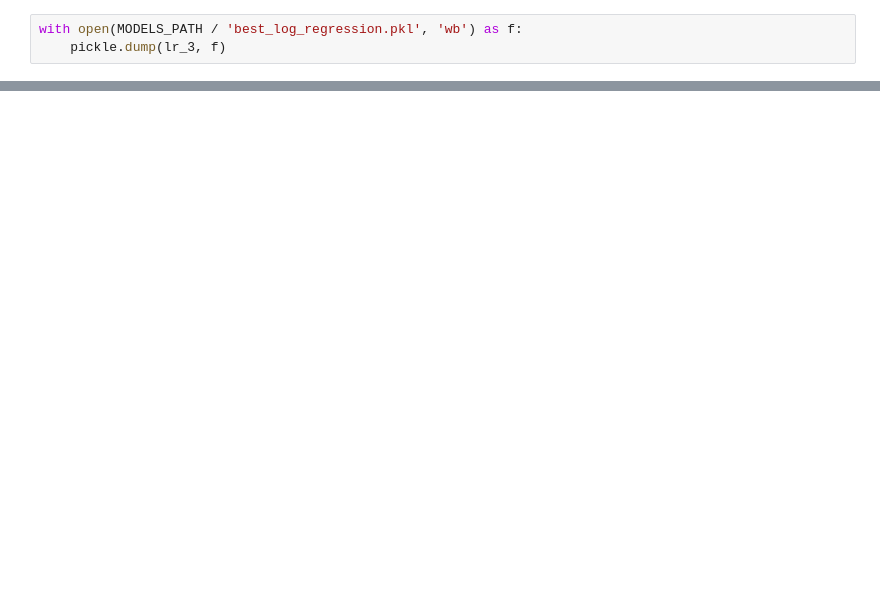
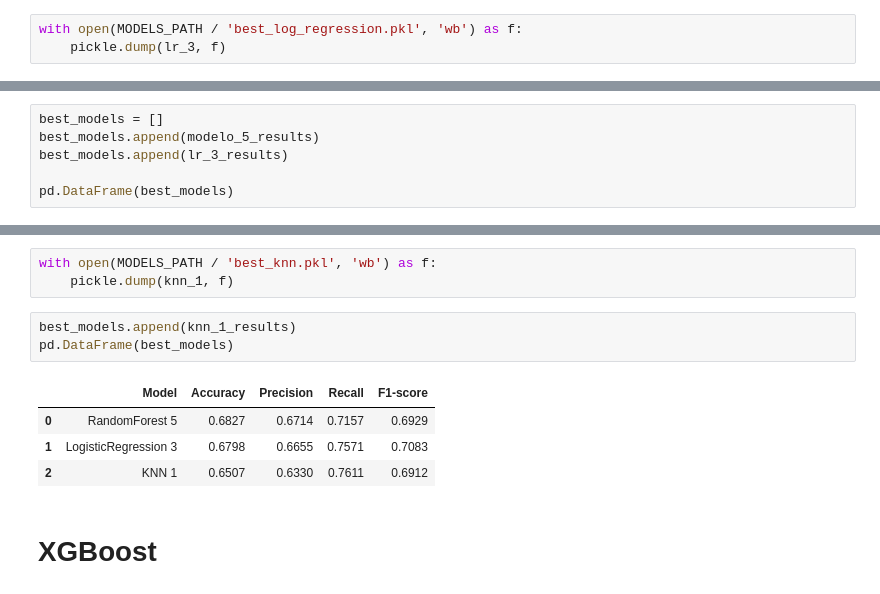
Before and after one commit to ignaciomajo/proyecto_TelecomX_ML, a Jupyter notebook: proyecto_telecomX_parte_2.ipynb, the cells around one changed output, grey strips where cells are left out. Drawn from its saved outputs; the diff is of its cells as text; blank space fills up the shorter version.

```diff
--- a/proyecto_telecomX_parte_2.ipynb
+++ b/proyecto_telecomX_parte_2.ipynb
@@ -1466,0 +1483,6 @@ KNN
+# %%
+best_models = []
+best_models.append(modelo_5_results)
+best_models.append(lr_3_results)
+
+pd.DataFrame(best_models)
@@ -1466,0 +1615,13 @@ KNN
+# %%
+with open(MODELS_PATH / 'best_knn.pkl', 'wb') as f:
+    pickle.dump(knn_1, f)
+# %%
+best_models.append(knn_1_results)
+pd.DataFrame(best_models)
+# %% [output]
+|  | Model | Accuracy | Precision | Recall | F1-score |
+| 0 | RandomForest 5 | 0.6827 | 0.6714 | 0.7157 | 0.6929 |
+| 1 | LogisticRegression 3 | 0.6798 | 0.6655 | 0.7571 | 0.7083 |
+| 2 | KNN 1 | 0.6507 | 0.6330 | 0.7611 | 0.6912 |
+# %% [markdown]
+# XGBoost
```
Also changed, not shown: parts of 32 cells of this notebook, 1 other file.
